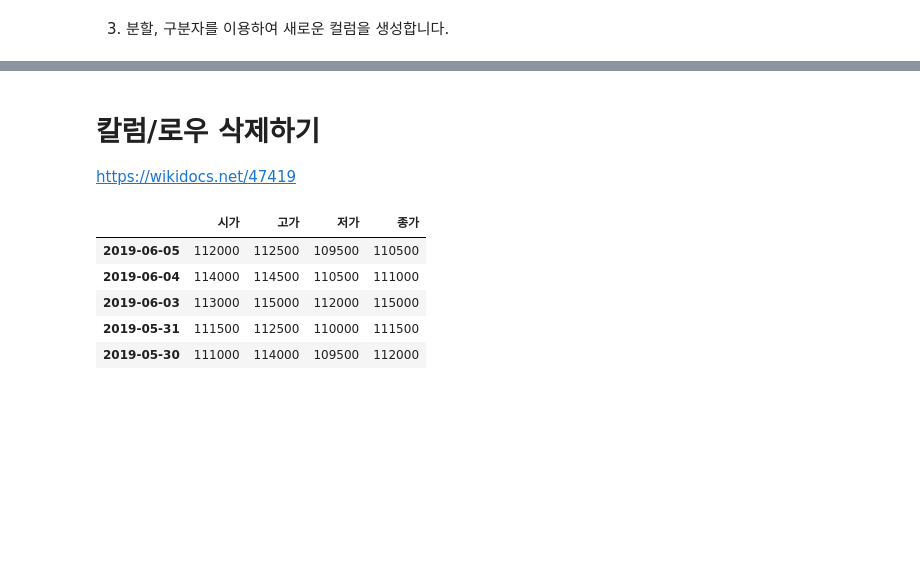
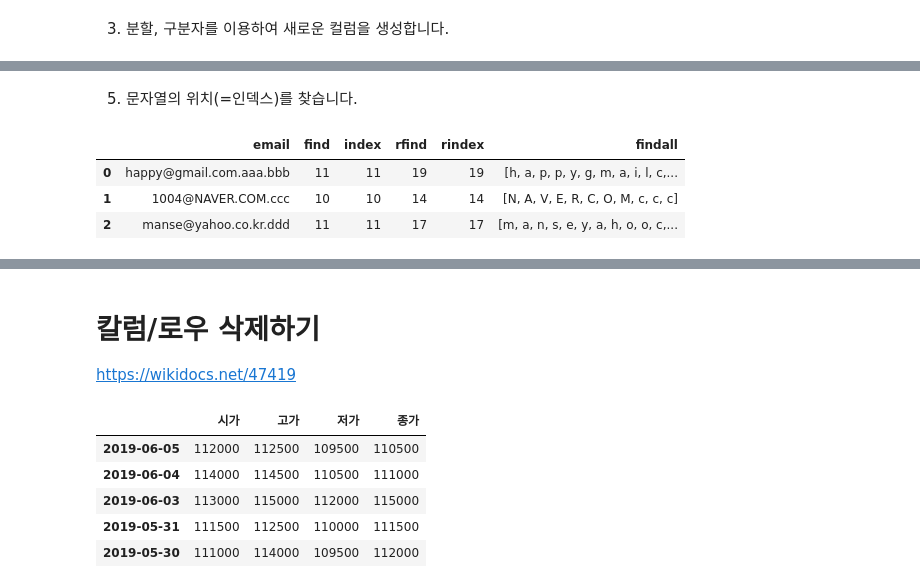
Before and after one commit to Jake0925/Pandas, a Jupyter notebook: Pandas.ipynb, the cells around one changed output, grey strips where cells are left out. Cells and saved outputs as stored; diff of their text form; code cells hidden in the pictures; blank space fills up the shorter version.

```diff
--- a/Pandas.ipynb
+++ b/Pandas.ipynb
@@ -221,0 +226,19 @@ df['email_rindex']  = df['email'].str.rindex(sub='.')         # 오른쪽부터
+# %% [markdown]
+5)  문자열의 위치(=인덱스)를 찾습니다.
+# %%
+df = pd.DataFrame({'email':['happy@gmail.com.aaa.bbb',
+                            '1004@NAVER.COM.ccc',
+                            'manse@yahoo.co.kr.ddd']})
+
+df['find']    = df['email'].str.find(sub='.')           # 가장왼쪽 sub값 검색후 위치반환
+df['index']   = df['email'].str.index(sub='.')          # 가장왼쪽 sub값 검색후 위치반환
+df['rfind']   = df['email'].str.rfind(sub='.')          # 가장오른쪽 sub값 검색후 위치반환
+df['rindex']  = df['email'].str.rindex(sub='.')         # 가장오른쪽 sub값 검색후 위치반환
+df['findall'] = df['email'].str.findall(pat='[a-zA-Z]') # 알파벳 대소문자를 검색하여 모두 반환
+
+df
+# %% [output]
+|  | email | find | index | rfind | rindex | findall |
+| 0 | happy@gmail.com.aaa.bbb | 11 | 11 | 19 | 19 | [h, a, p, p, y, g, m, a, i, l, c,... |
+| 1 | 1004@NAVER.COM.ccc | 10 | 10 | 14 | 14 | [N, A, V, E, R, C, O, M, c, c, c] |
+| 2 | manse@yahoo.co.kr.ddd | 11 | 11 | 17 | 17 | [m, a, n, s, e, y, a, h, o, o, c,... |
```
Also changed, not shown: parts of 11 cells of this notebook.
